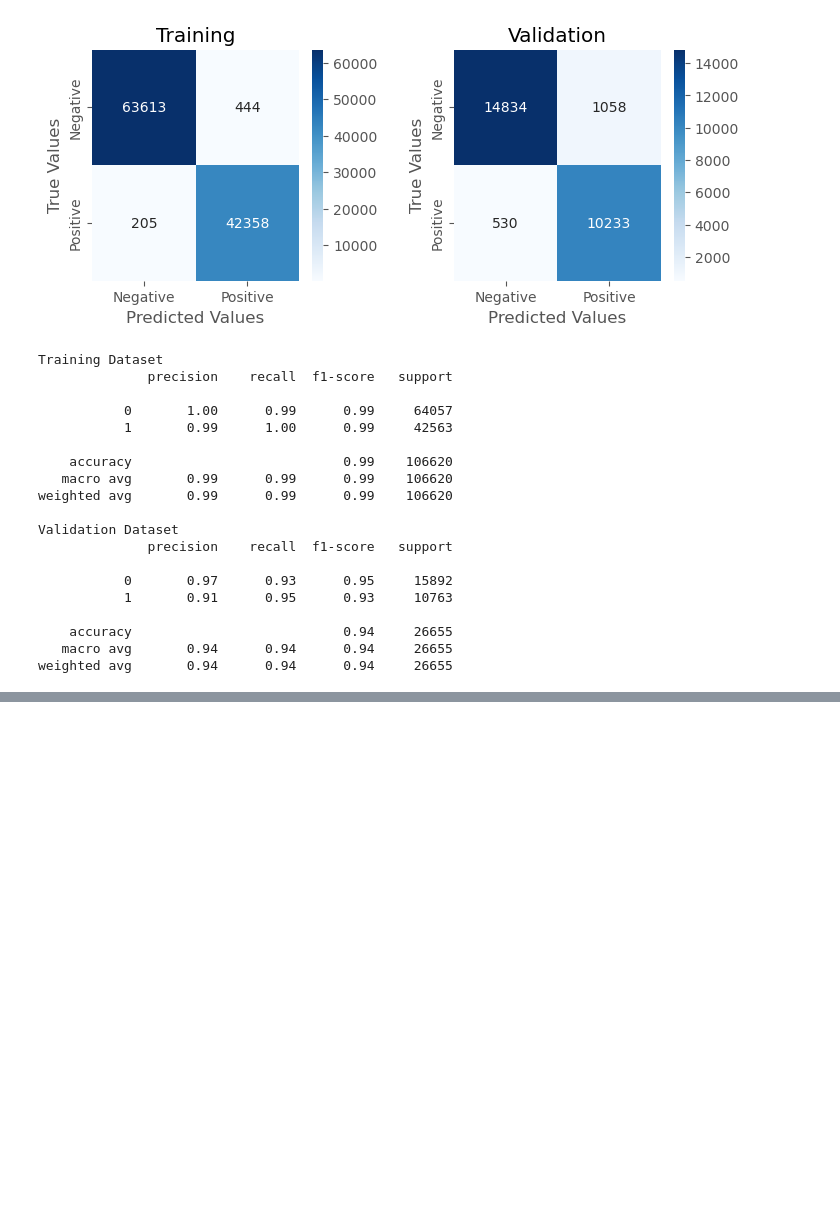
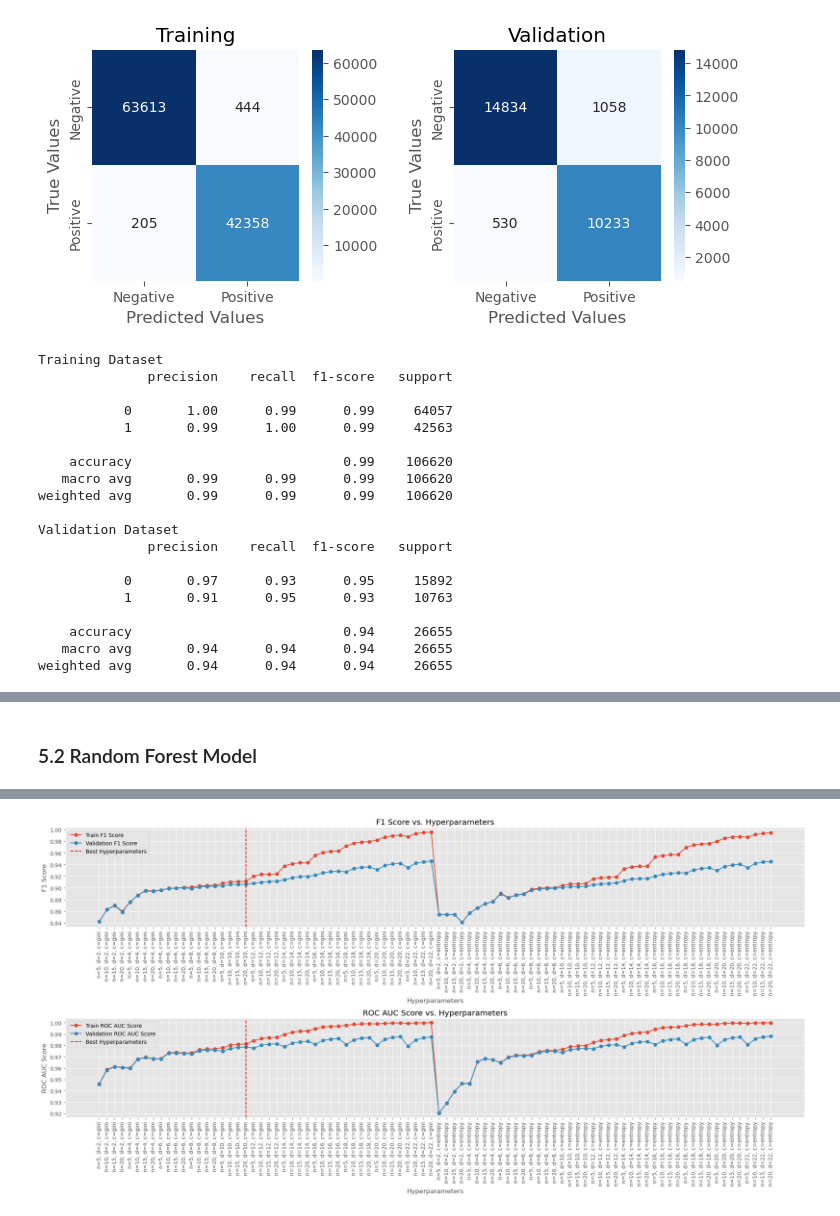
Before and after one commit to an6122003/COSC2753-Machine-Learning-ASM1-2024A, a Jupyter notebook: notebooks/4. Model Development.ipynb, the cells around one changed output, grey strips where cells are left out. Saved outputs shown, nothing was run; the diff lists cells and outputs as text; code cells hidden in the pictures; blank space fills up the shorter version.

Commit message:
added random forest

```diff
--- a/notebooks/4. Model Development.ipynb
+++ b/notebooks/4. Model Development.ipynb
@@ -463,0 +469,78 @@ weighted avg       0.94      0.94      0.94     26655
+# %%
+hyper_para = {
+    "n_estimators": np.arange(5, 25, 5),
+    "max_depth": np.arange(2, 24, 2),
+    "criterion": ['gini', 'entropy'],
+    "max_features": ['auto', 'sqrt', 'log2'],
+}
+# %% [markdown]
+### 5.2 Random Forest Model
+# %%
+random_forest_clf = RandomForestClassifier(
+    random_state=0     # Reproducible result
+)
+
+grid_clf = GridSearchCV(random_forest_clf, hyper_para, cv=cross_val, scoring=["f1", "roc_auc"], refit="f1", return_train_score=True, n_jobs=-1)
+grid_clf.fit(x_train, y_train.values.ravel())
+
+y_train_pred = grid_clf.predict(x_train)
+y_val_pred = grid_clf.predict(x_val)
+clfs_perf["random_forest"] = grid_clf
+# %%
+def visualize_cls(grid_clf):
+    # Extracting the results from grid search
+    train_f1_scores = grid_clf.cv_results_['mean_train_f1']
+    val_f1_scores = grid_clf.cv_results_['mean_test_f1']
+    train_roc_auc_scores = grid_clf.cv_results_['mean_train_roc_auc']
+    val_roc_auc_scores = grid_clf.cv_results_['mean_test_roc_auc']
+    hyper_params = grid_clf.cv_results_['params']
+
+    # Calculate the absolute difference between train and validation scores
+    score_diff = np.abs(train_f1_scores - val_f1_scores)
+
+    # Define thresholds for score and gap
+    score_threshold = 0.8
+    gap_threshold = 0.01
+
+    # Find the index where the validation score is above the threshold and gap is below the threshold
+    candidate_indices = np.where((val_f1_scores > score_threshold) & (score_diff < gap_threshold))[0]
+
+    # Choose the hyperparameters with the highest validation F1 score among the candidates
+    best_index = candidate_indices[np.argmax(val_f1_scores[candidate_indices])]
+    best_params = hyper_params[best_index]
+
+    hyper_param_labels = [f"n={param['n_estimators']}, d={param['max_depth']}, c={param['criterion']}" for param in hyper_params]
+
+    print("Params with highest score:", grid_clf.best_params_)
+    print("Params with best score and smallest gap:", best_params)
+    print("Train score with best parameters:", train_f1_scores[best_index])
+    print("Validation score with best parameters:", val_f1_scores[best_index])
+
+    # Plotting F1 scores
+    plt.figure(figsize=(20, 10))
+    plt.subplot(2, 1, 1)
+    plt.plot(np.arange(len(hyper_params)), train_f1_scores, label='Train F1 Score', marker='o')
+    plt.plot(np.arange(len(hyper_params)), val_f1_scores, label='Validation F1 Score', marker='o')
+    plt.xlabel('Hyperparameters')
+    plt.ylabel('F1 Score')
+    plt.title('F1 Score vs. Hyperparameters')
+    plt.xticks(np.arange(len(hyper_params)), hyper_param_labels, rotation=90)
+    plt.axvline(x=best_index, color='r', linestyle='--', label='Best Hyperparameters')
+    plt.legend()
+
+    # Plotting ROC AUC scores
+    plt.subplot(2, 1, 2)
+    plt.plot(np.arange(len(hyper_params)), train_roc_auc_scores, label='Train ROC AUC Score', marker='o')
+    plt.plot(np.arange(len(hyper_params)), val_roc_auc_scores, label='Validation ROC AUC Score', marker='o')
+    plt.xlabel('Hyperparameters')
+    plt.ylabel('ROC AUC Score')
+    plt.title('ROC AUC Score vs. Hyperparameters')
+    plt.xticks(np.arange(len(hyper_params)), hyper_param_labels, rotation=90)
+    plt.axvline(x=best_index, color='r', linestyle='--', label='Best Hyperparameters')
+    plt.legend()
+
+    plt.tight_layout()
+    plt.show()
+
+visualize_cls(grid_clf)
+# %% [output]
@@ -463,0 +551 @@ weighted avg       0.94      0.94      0.94     26655
+[figure, added]
```
Also changed, not shown: parts of 6 cells of this notebook.
